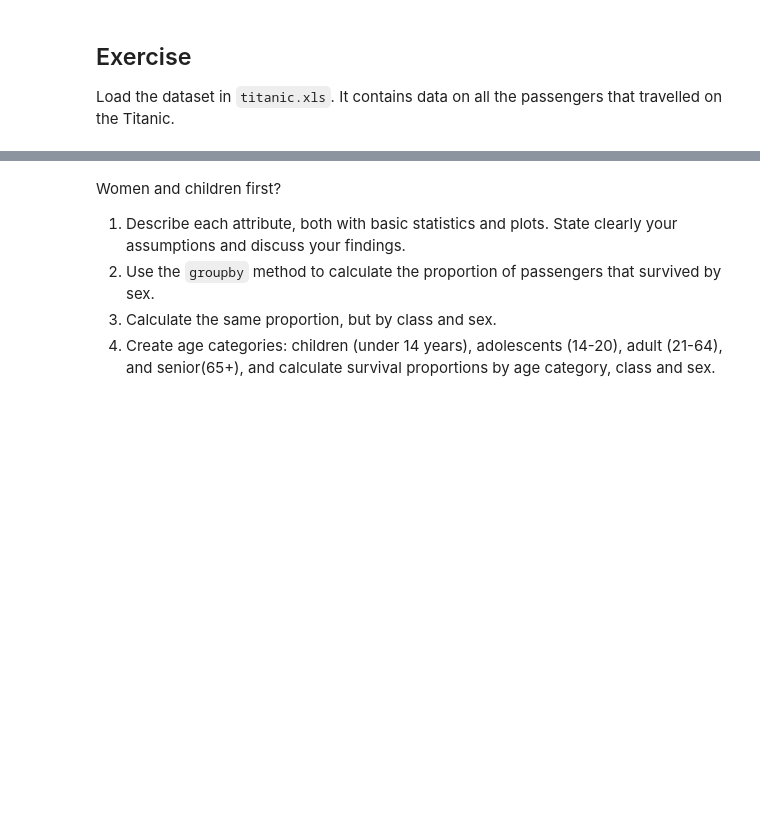
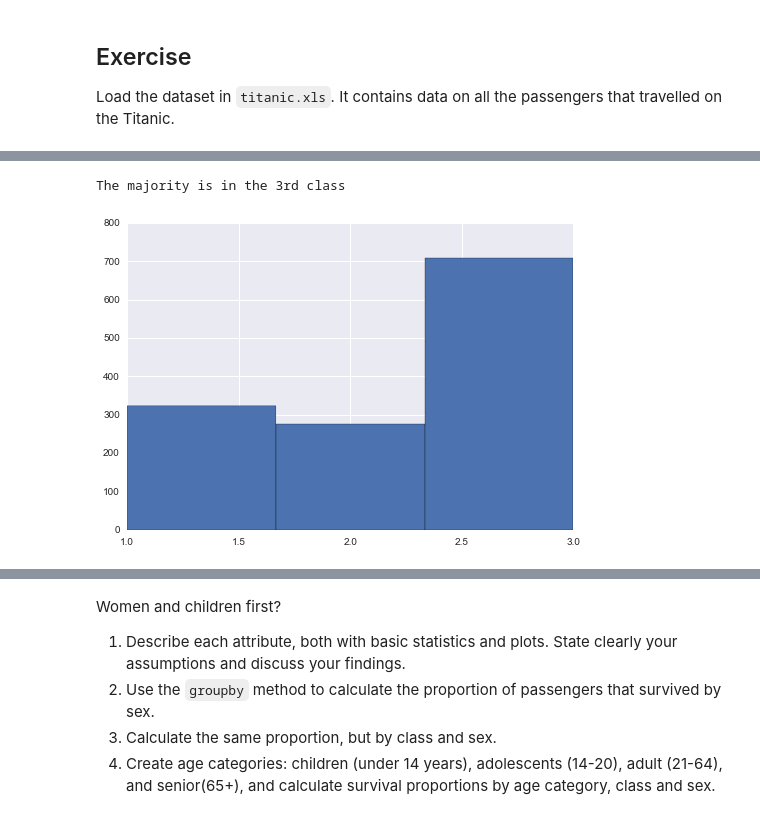
Before and after one commit to daniel-guggenheim/ada-homeworks, a Jupyter notebook: Data Wrangling with Pandas.ipynb, the cells around one changed output, grey strips where cells are left out. Saved outputs shown, nothing was run; the diff lists cells and outputs as text; code cells hidden in the pictures; blank space fills up the shorter version.

```diff
--- a/Data Wrangling with Pandas.ipynb
+++ b/Data Wrangling with Pandas.ipynb
@@ -626,0 +1656,3 @@ HTML(filename='Data/titanic.html')
+# %%
+titanic = pd.read_excel('Data/titanic.xls')
+titanic.pclass.dropna().describe()
@@ -626,0 +1669,6 @@ HTML(filename='Data/titanic.html')
+# %%
+titanic.pclass.hist(bins=3)
+print("The majority is in the 3rd class")
+# %% [output]
+The majority is in the 3rd class
+[figure, added]
```
Also changed, not shown: parts of 130 cells of this notebook.
